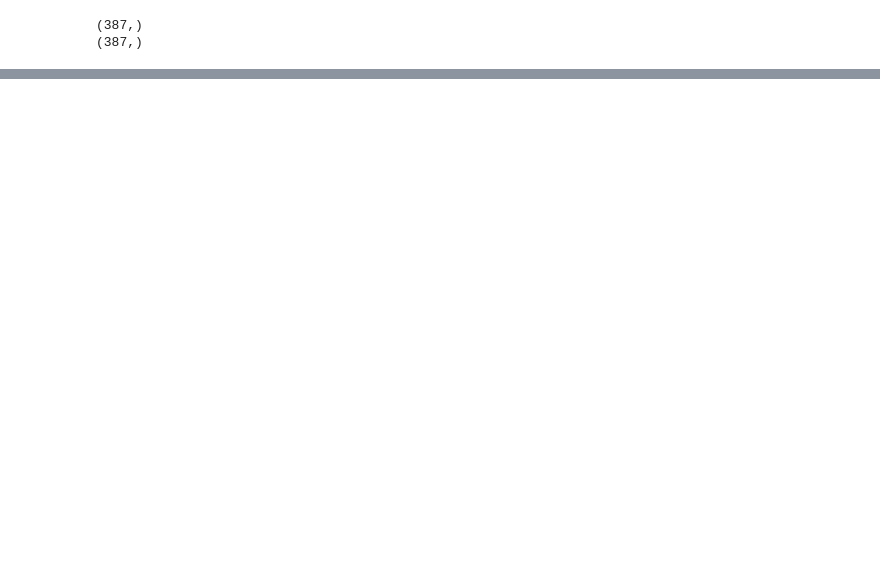
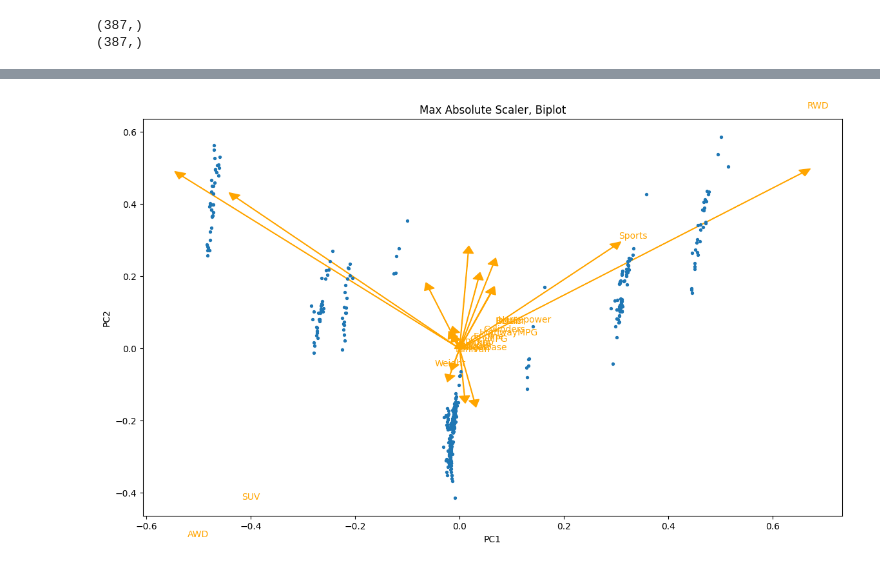
Before and after one commit to GMartinez02/Big-Data---43C8-Fall-2024, a Jupyter notebook: Homework1_PCA_&_nSVA_with_Vehicle_data.ipynb, the cells around one changed output, grey strips where cells are left out. Drawn from its saved outputs; the diff is of its cells as text; code cells hidden in the pictures; blank space fills up the shorter version.

```diff
--- a/Homework1_PCA_&_nSVA_with_Vehicle_data.ipynb
+++ b/Homework1_PCA_&_nSVA_with_Vehicle_data.ipynb
@@ -160,0 +221,33 @@ plt.show()
+# %%
+#Data for Bipot
+max_abs_PC, loadings= doPCA(data, 4, 3)
+PC1=max_abs_PC[:, 0]
+PC2=max_abs_PC[:, 1]
+
+scalePC1  = 1/(PC1.max() - PC1.min())
+scalePC2  = 1/(PC2.max() - PC2.min())
+
+PC1 = PC1 * scalePC1
+PC2 = PC2 * scalePC2
+
+fig, ax = plt.subplots(figsize = (14,8))
+
+for i, variables in enumerate(col_names):
+    ax.arrow(0,0,
+            loadings[0,i],loadings[1,i],
+            head_length = 0.02,
+            head_width = 0.02,
+            color = "orange")
+    ax.text(loadings[0,i] + 0.01,loadings[0,i] + 0.01,
+            variables,
+            color = "orange",
+            fontsize = 10)
+
+ax.scatter(PC1, PC2, s = 8)
+
+ax.set_xlabel('PC1')
+ax.set_ylabel('PC2')
+ax.set_title('Max Absolute Scaler, Biplot')
+plt.show()
+# %% [output]
+[figure, added]
```
Also changed, not shown: parts of 30 cells of this notebook.
